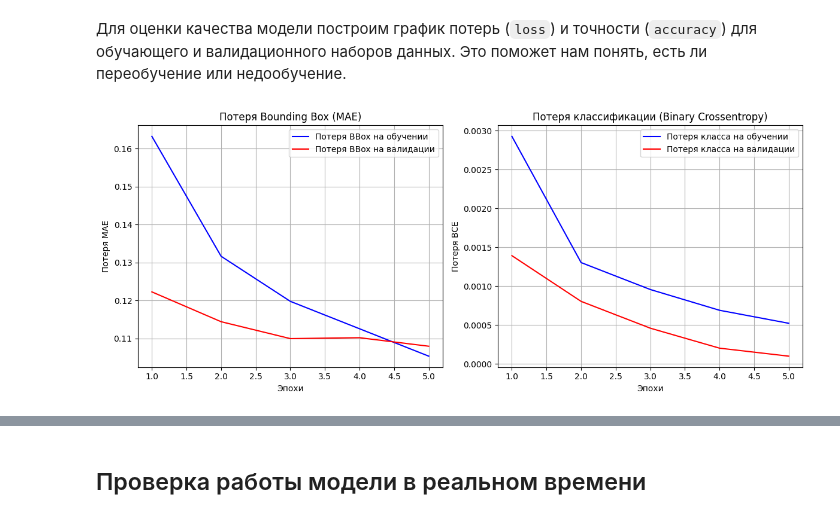
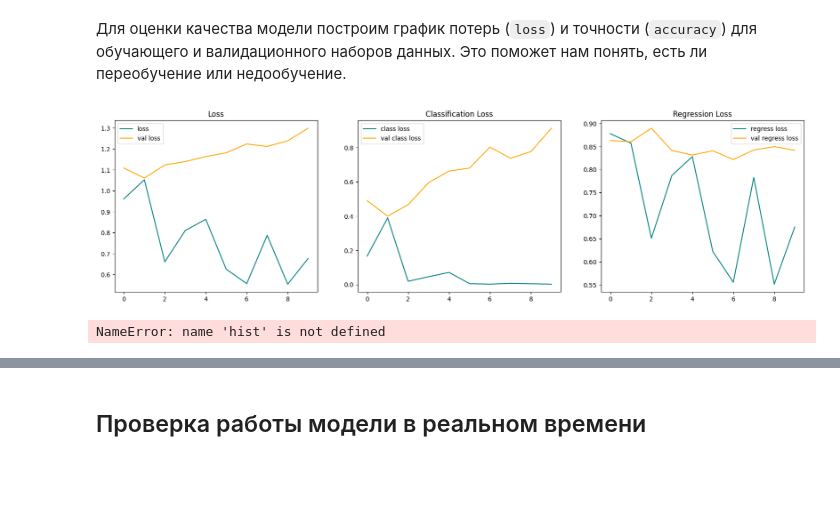
Before and after one commit to ArtemDyrdin/FaceDetectionRecognition, a Jupyter notebook: detection.ipynb, the cells around one changed output, grey strips where cells are left out. Drawn from its saved outputs; the diff is of its cells as text; code cells hidden in the pictures; blank space fills up the shorter version.

```diff
--- a/detection.ipynb
+++ b/detection.ipynb
@@ -340,0 +478,3 @@ model = create_face_detection_model(base_model)
+# %%
+classloss = tf.keras.losses.BinaryCrossentropy(reduction=tf.keras.losses.Reduction.SUM_OVER_BATCH_SIZE)
+regressloss = iou_loss
@@ -417,0 +568,3 @@ Epoch 10/10
+# %%
+logdir='logs'
+tensorboard_callback = tf.keras.callbacks.TensorBoard(log_dir=logdir)
@@ -417,0 +577,3 @@ Epoch 10/10
+# %%
+facetracker_phase1 = build_model(vgg_base_model)
+model_phase1 = FaceTracker(facetracker_phase1)
@@ -418 +582,9 @@ Epoch 10/10
+# %%
+lr_schedule_phase1 = tf.keras.optimizers.schedules.ExponentialDecay(
+    initial_learning_rate=0.0001,
+    decay_steps=len(train_labels)//16,
+    decay_rate=0.9,
+    staircase=False
+)
+opt_phase1 = tf.keras.optimizers.Adam(learning_rate=lr_schedule_phase1)
 # %%
@@ -432,6 +656,28 @@ except Exception as e:
 # 3. Оценка качества модели
 # %% [markdown]
 Для оценки качества модели построим график потерь (`loss`) и точности (`accuracy`) для обучающего и валидационного наборов данных. Это поможет нам понять, есть ли переобучение или недообучение.
+# %%
+hist = hist_phase2
+fig, ax = plt.subplots(ncols=3, figsize=(20,5))
+
+ax[0].plot(hist.history['total_loss'], color='teal', label='loss')
+ax[0].plot(hist.history['val_total_loss'], color='orange', label='val loss')
+ax[0].title.set_text('Loss')
+ax[0].legend()
+
+ax[1].plot(hist.history['class_loss'], color='teal', label='class loss')
+ax[1].plot(hist.history['val_class_loss'], color='orange', label='val class loss')
+ax[1].title.set_text('Classification Loss')
+ax[1].legend()
+
+ax[2].plot(hist.history['regress_loss'], color='teal', label='regress loss')
+ax[2].plot(hist.history['val_regress_loss'], color='orange', label='val regress loss')
+ax[2].title.set_text('Regression Loss')
+ax[2].legend()
+
+plt.show()
+# %% [output]
+[figure, added]
 # %%
 import matplotlib.pyplot as plt
 
@@ -471,6 +717,6 @@ def plot_training_history(history):
     plt.show()
 
 # Вызов функции для построения графиков
-plot_training_history(history)
+plot_training_history(hist)
 # %% [output]
-[figure, removed]
+NameError: name 'hist' is not defined
```
Also changed, not shown: parts of 71 cells of this notebook, 11 other files.
